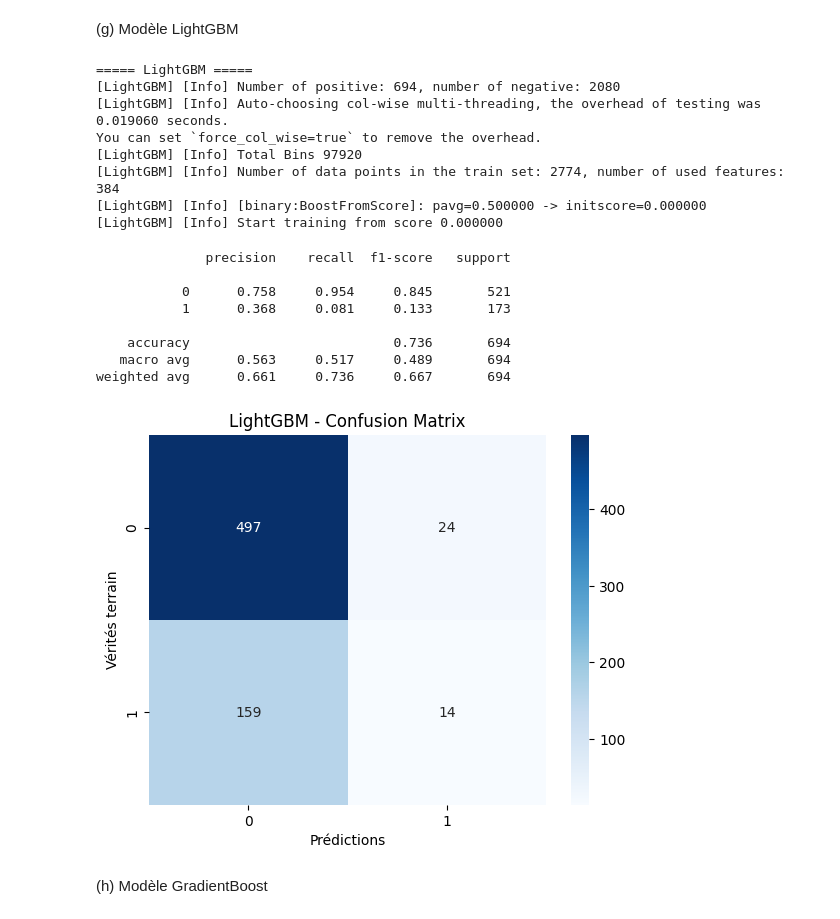
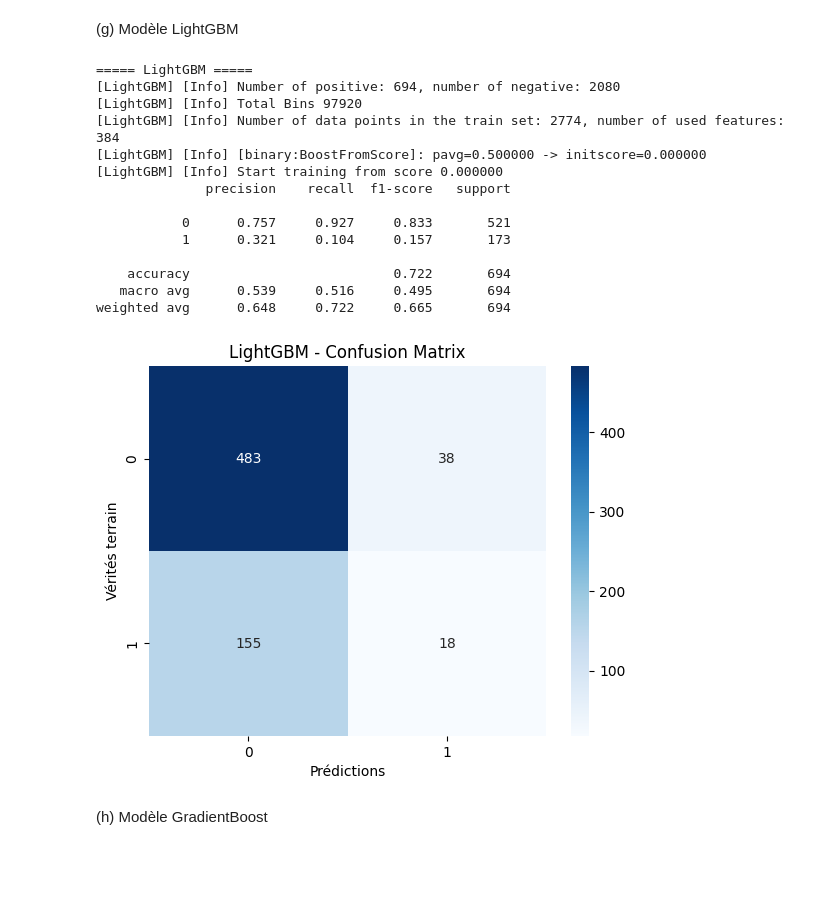
Before and after one commit to BrahimAbid004/iSarcasmEval_En_Project, a Jupyter notebook: Sarcasm_Eval.ipynb, the cells around one changed output. Drawn from its saved outputs; the diff is of its cells as text; code cells hidden in the pictures; blank space fills up the shorter version.

```diff
--- a/Sarcasm_Eval.ipynb
+++ b/Sarcasm_Eval.ipynb
@@ -324,33 +324,30 @@ weighted avg      0.645     0.715     0.663       694
 # %%
 
 import lightgbm as lgb
 
 lgb_model = lgb.LGBMClassifier(
-    n_estimators=200,
-    learning_rate=0.1,
-    num_leaves=31,
+    objective='binary',
     class_weight='balanced',
-    random_state=42
+    n_estimators=100,
+    force_col_wise=True
 )
 f1_lgb = train_evaluate(lgb_model, X_train_emb, y_train, X_test_emb, y_test, "LightGBM")
 # %% [output]
 ===== LightGBM =====
 [LightGBM] [Info] Number of positive: 694, number of negative: 2080
-[LightGBM] [Info] Auto-choosing col-wise multi-threading, the overhead of testing was 0.019060 seconds.
-You can set `force_col_wise=true` to remove the overhead.
 [LightGBM] [Info] Total Bins 97920
 [LightGBM] [Info] Number of data points in the train set: 2774, number of used features: 384
 [LightGBM] [Info] [binary:BoostFromScore]: pavg=0.500000 -> initscore=0.000000
 [LightGBM] [Info] Start training from score 0.000000
+              precision    recall  f1-score   support
+
+           0      0.757     0.927     0.833       521
+           1      0.321     0.104     0.157       173
+
+    accuracy                          0.722       694
+   macro avg      0.539     0.516     0.495       694
+weighted avg      0.648     0.722     0.665       694
-              precision    recall  f1-score   support
-
-           0      0.758     0.954     0.845       521
-           1      0.368     0.081     0.133       173
-
-    accuracy                          0.736       694
-   macro avg      0.563     0.517     0.489       694
-weighted avg      0.661     0.736     0.667       694
-[figure, old version]
+[figure, new version]
 # %% [markdown]
 (h) Modèle GradientBoost
 # %%
```
Also changed, not shown: parts of 1 cell of this notebook.
